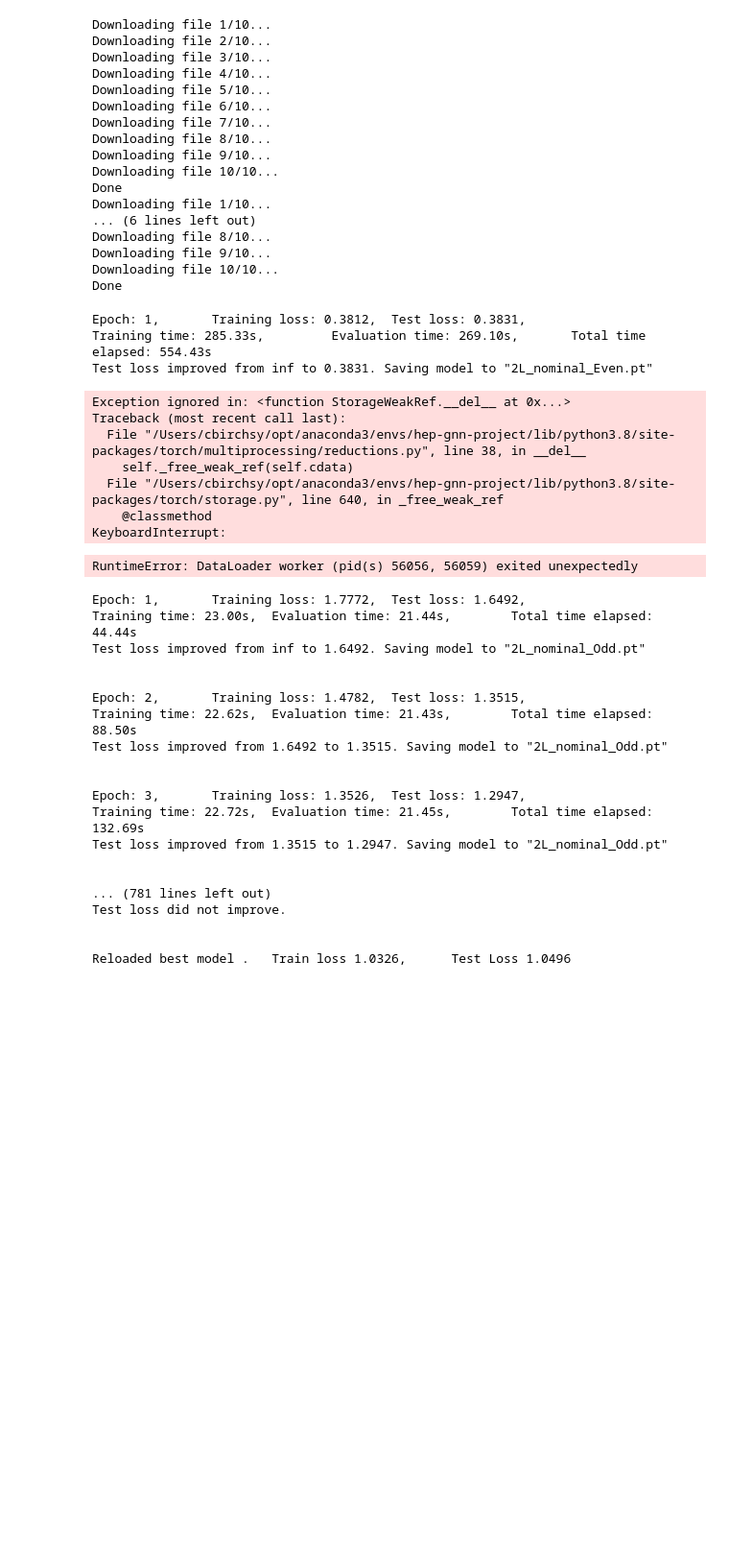
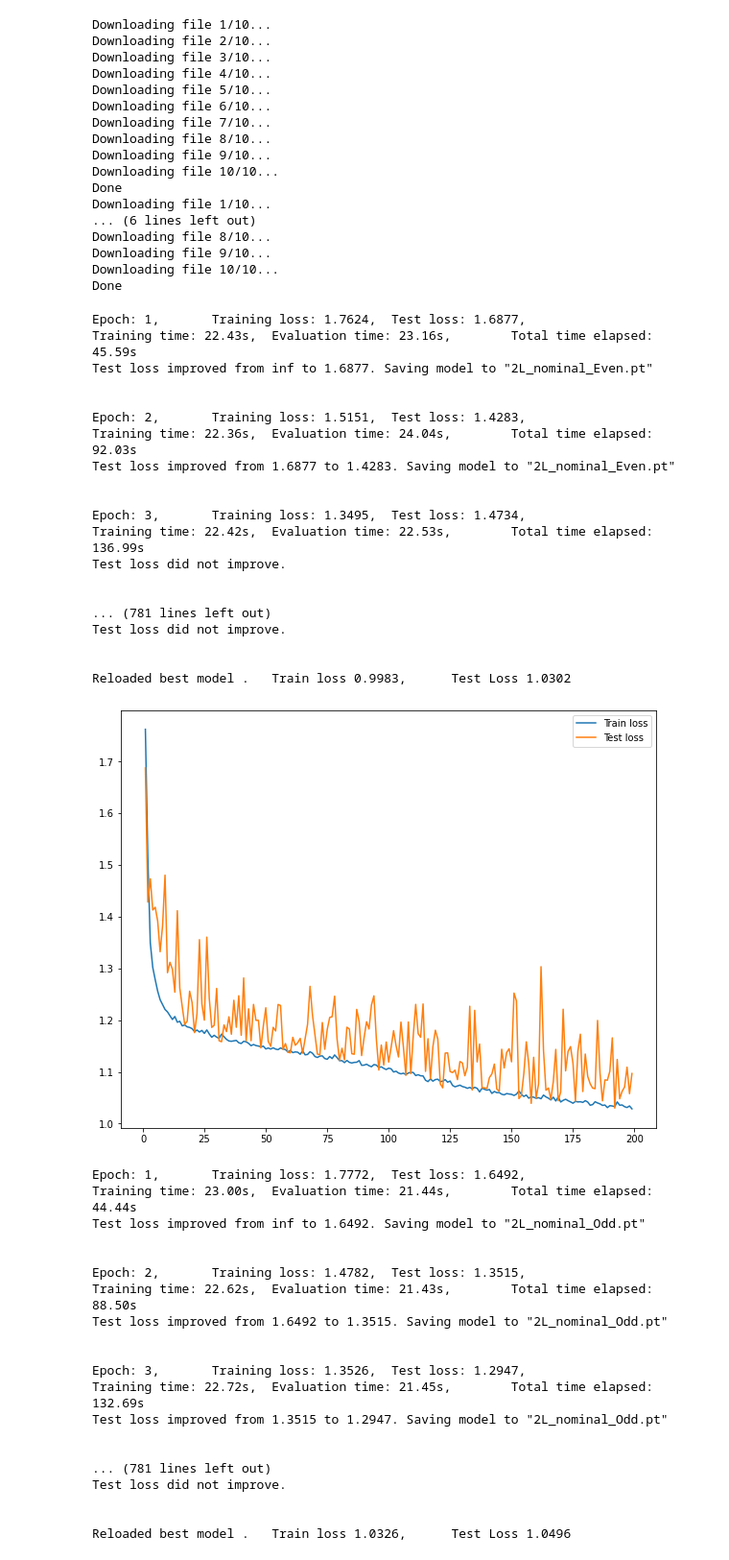
Before and after one commit to cbirchsy/HBSM-4Tops-GNN-Legacy, a Jupyter notebook: HBSM-4Top-GNN/Notebooks/Training.ipynb, the cells around one changed output. Shown: that part at 96% size. Cells and saved outputs as stored; diff of their text form; code cells hidden in the pictures; blank space fills up the shorter version.

```diff
--- a/HBSM-4Top-GNN/Notebooks/Training.ipynb
+++ b/HBSM-4Top-GNN/Notebooks/Training.ipynb
@@ -58,28 +58,35 @@ from gnn_tools.train import runTraining
 from gnn_tools.model import MPGNN_1L, MPGNN_2L
 # %%
 def trainModel(model, loader_train, loader_test, outfile):
-    model = model.to(cpu)
+    model = model.to(cuda)
     optimizer = torch.optim.Adam(
         model.parameters(), lr=0.001, betas=(0.9, 0.999), eps=1e-8, weight_decay=0, amsgrad=False
     )
     criterion = torch.nn.BCELoss(reduction="none")
 
-    model, history = runTraining(model, loader_train, loader_test, 50, 200, outfile, cpu, criterion, optimizer)
-    return model, history
+    model, history = runTraining(model, loader_train, loader_test, 50, 200, outfile, cuda, criterion, optimizer)
 # %%
 model = MPGNN_2L()
-model, history = trainModel(model, loader_train, loader_test, "2L_nominal_Even.pt")
+trainModel(model, loader_train, loader_test, "2L_nominal_Even.pt")
 # %% [output]
-Epoch: 1,       Training loss: 0.3812,  Test loss: 0.3831,                      Training time: 285.33s,         Evaluation time: 269.10s,       Total time elapsed: 554.43s
-Test loss improved from inf to 0.3831. Saving model to "2L_nominal_Even.pt"
+Epoch: 1,       Training loss: 1.7624,  Test loss: 1.6877,                      Training time: 22.43s,  Evaluation time: 23.16s,        Total time elapsed: 45.59s
+Test loss improved from inf to 1.6877. Saving model to "2L_nominal_Even.pt"
+
+
+Epoch: 2,       Training loss: 1.5151,  Test loss: 1.4283,                      Training time: 22.36s,  Evaluation time: 24.04s,        Total time elapsed: 92.03s
+Test loss improved from 1.6877 to 1.4283. Saving model to "2L_nominal_Even.pt"
+
+
+Epoch: 3,       Training loss: 1.3495,  Test loss: 1.4734,                      Training time: 22.42s,  Evaluation time: 22.53s,        Total time elapsed: 136.99s
+Test loss did not improve.
+
+
+... (781 lines left out)
+Test loss did not improve.
+
+
+Reloaded best model .   Train loss 0.9983,      Test Loss 1.0302
-Exception ignored in: <function StorageWeakRef.__del__ at 0x...>
-Traceback (most recent call last):
-  File "/Users/cbirchsy/opt/anaconda3/envs/hep-gnn-project/lib/python3.8/site-packages/torch/multiprocessing/reductions.py", line 38, in __del__
-    self._free_weak_ref(self.cdata)
-  File "/Users/cbirchsy/opt/anaconda3/envs/hep-gnn-project/lib/python3.8/site-packages/torch/storage.py", line 640, in _free_weak_ref
-    @classmethod
-KeyboardInterrupt:
-RuntimeError: DataLoader worker (pid(s) 56056, 56059) exited unexpectedly
+[figure, added]
 # %%
 model = MPGNN_2L()
 trainModel(model, loader_train, loader_test, "2L_nominal_Odd.pt")
```
Also changed, not shown: 1 other file.
